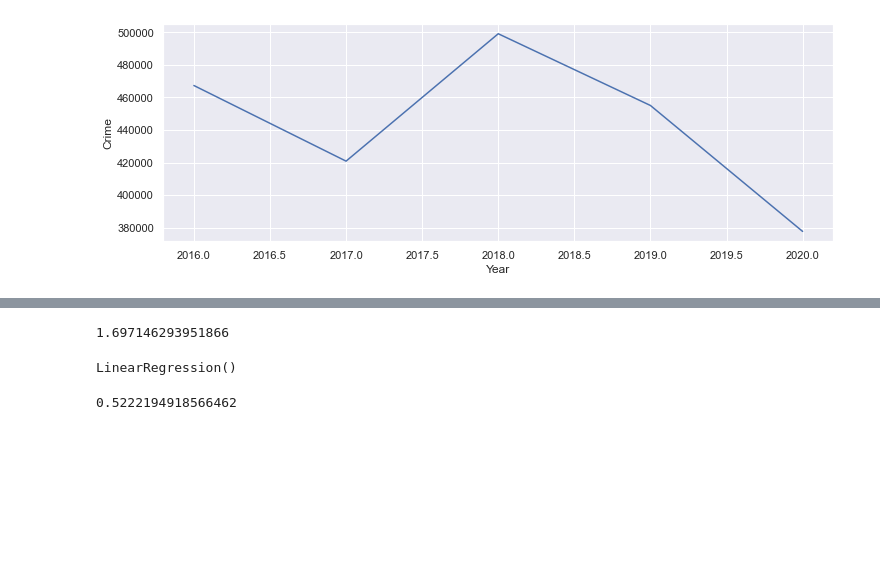
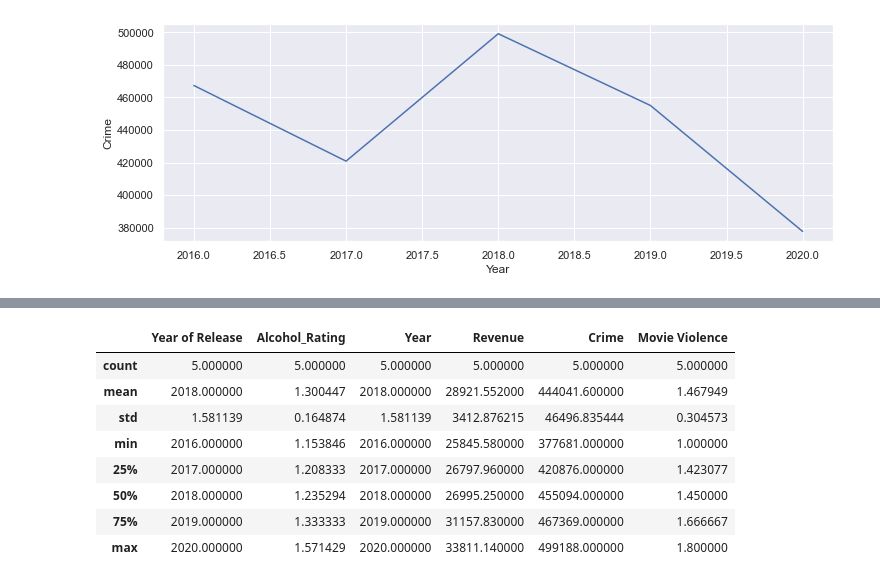
Before and after one commit to Roshni-Bala/Movies-Alcohol-Data-Analysis, a Jupyter notebook: Movies.ipynb, the cells around one changed output, grey strips where cells are left out. Saved outputs shown, nothing was run; the diff lists cells and outputs as text; code cells hidden in the pictures; blank space fills up the shorter version.

```diff
--- a/Movies.ipynb
+++ b/Movies.ipynb
@@ -924,6 +840,0 @@ y_pred = regr.predict(X_test)
-# %%
-from sklearn.metrics import mean_squared_error, mean_absolute_error
-np.sqrt(mean_squared_error(y_test, y_pred))
-#mean_absolute_error(y_test, y_pred)
-# %% [output]
-1.697146293951866
@@ -933,14 +841,12 @@ X_train,X_test,y_train,y_test=train_test_split(X,y,test_size=0.25,random_state=1
-# %%
-from sklearn.linear_model import LinearRegression
-model=LinearRegression()
-model.fit(X_train,y_train)
-# %% [output]
-LinearRegression()
-# %%
-from sklearn.metrics import mean_squared_error,mean_absolute_error
-y_pred=model.predict(X_test)
-import numpy as np
-er=np.sqrt(mean_squared_error(y_test,y_pred))
-er
-# %% [output]
-0.5222194918566462
+# %%
+df_tot.describe(include = "all")
+# %% [output]
+|  | Year of Release | Alcohol_Rating | Year | Revenue | Crime | Movie Violence |
+| count | 5.000000 | 5.000000 | 5.000000 | 5.000000 | 5.000000 | 5.000000 |
+| mean | 2018.000000 | 1.300447 | 2018.000000 | 28921.552000 | 444041.600000 | 1.467949 |
+| std | 1.581139 | 0.164874 | 1.581139 | 3412.876215 | 46496.835444 | 0.304573 |
+| min | 2016.000000 | 1.153846 | 2016.000000 | 25845.580000 | 377681.000000 | 1.000000 |
+| 25% | 2017.000000 | 1.208333 | 2017.000000 | 26797.960000 | 420876.000000 | 1.423077 |
+| 50% | 2018.000000 | 1.235294 | 2018.000000 | 26995.250000 | 455094.000000 | 1.450000 |
+| 75% | 2019.000000 | 1.333333 | 2019.000000 | 31157.830000 | 467369.000000 | 1.666667 |
+| max | 2020.000000 | 1.571429 | 2020.000000 | 33811.140000 | 499188.000000 | 1.800000 |
```
Also changed, not shown: parts of 18 cells of this notebook.
